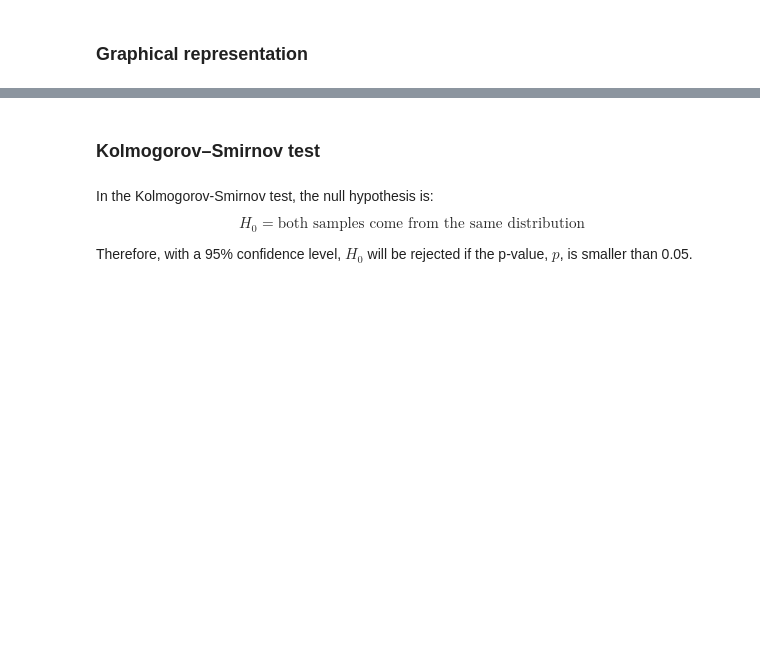
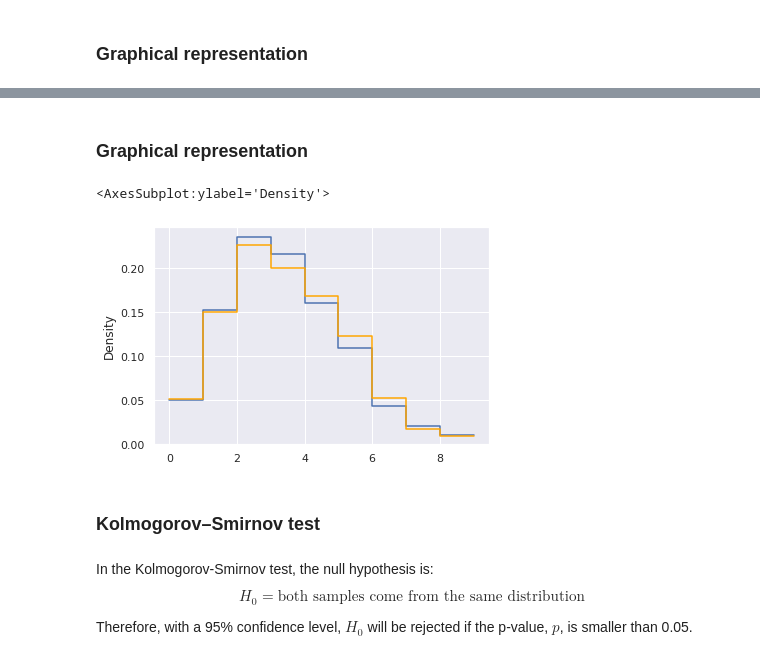
Before and after one commit to FrancescAlted/-iron-array-notebooks, a Jupyter notebook: bench/Constructors.ipynb, the cells around one changed output, grey strips where cells are left out. Cells and saved outputs as stored; diff of their text form; code cells hidden in the pictures; blank space fills up the shorter version.

```diff
--- a/bench/Constructors.ipynb
+++ b/bench/Constructors.ipynb
@@ -3,6 +3,9 @@
 # %%
 import iarray as ia
 import numpy as np
+import seaborn as sns
 
 %load_ext memprofiler
+
+sns.set_theme()
 # %%
@@ -120,0 +146,4 @@ plt.show()
+# %%
+%%mprof_run ia::poisson_i32
+
+b_po = ia.random.poisson(shape, 3, chunks=chunks, blocks=blocks, dtype=np.int32)
@@ -121,3 +162,17 @@ plt.show()
+# %% [markdown]
+### Graphical representation
+# %%
+b_po = b_po.data.flatten()
+a_po = a_po.flatten()
+# %%
+a_hist = np.random.choice(a_po, 1_000)
+b_hist = np.random.choice(b_po, 1_000)
+
+sns.histplot(a_hist, binwidth=1, stat="density", fill=False, element="step")
+sns.histplot(b_hist, binwidth=1, stat="density", fill=False, element="step", color="orange")
+# %% [output]
+<AxesSubplot:ylabel='Density'>
+[figure, added]
 # %% [markdown]
 ### Kolmogorov–Smirnov test
 # %% [markdown]
```
Also changed, not shown: parts of 40 cells of this notebook.
